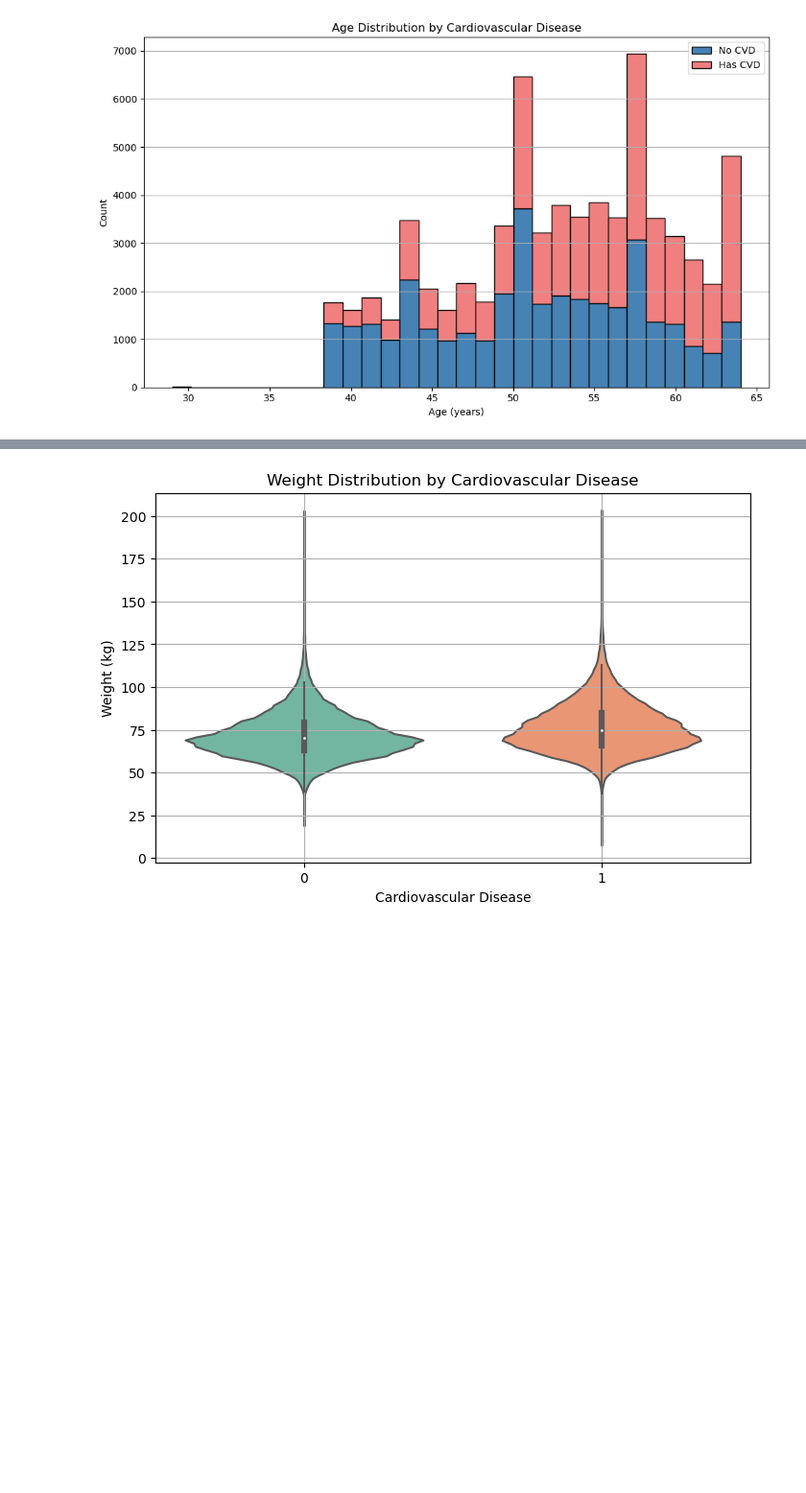
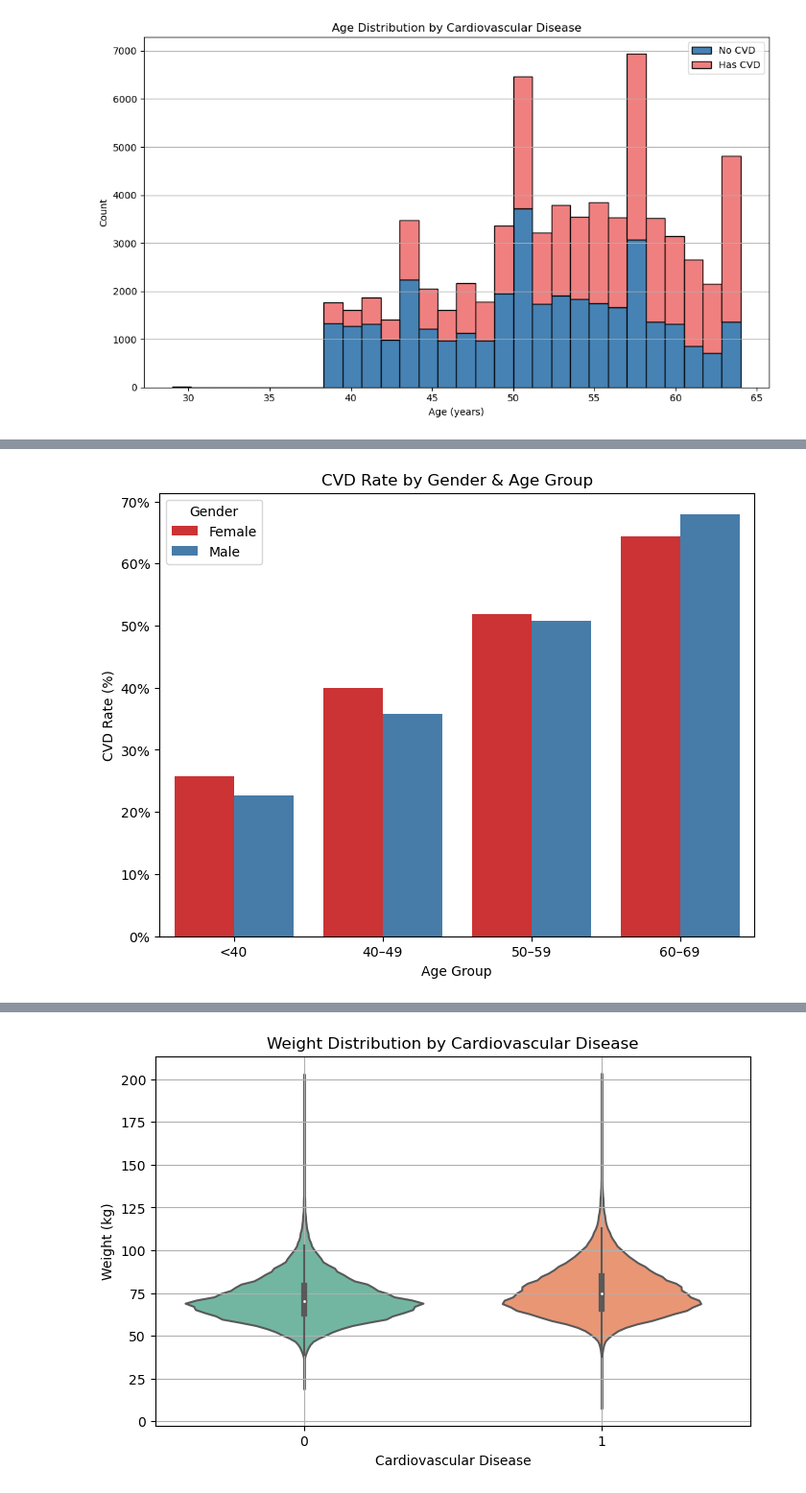
Before and after one commit to ebavarsad/ebavarsad, a Jupyter notebook: kaggle/cardiovascular_disease_research.ipynb, the cells around one changed output, grey strips where cells are left out. Shown at 96% size. Drawn from its saved outputs; the diff is of its cells as text; code cells hidden in the pictures; blank space fills up the shorter version.

```diff
--- a/kaggle/cardiovascular_disease_research.ipynb
+++ b/kaggle/cardiovascular_disease_research.ipynb
@@ -228,0 +176,31 @@ plot_risk_score_by_age_group(clean_heart_df)
+# %%
+import seaborn as sns
+
+def plot_gender_age_cvd(df):
+
+    # age bins n' labels
+    bins = [0, 39, 49, 59, 69]
+    labels = ['<40', '40–49', '50–59', '60–69']
+
+    # make age groups and gender labels
+    df['Age Group'] = pd.cut(df['Age'], bins = bins, labels = labels, right = True)
+    df['Gender Label'] = df['Gender'].map({1: 'Male', 2: 'Female'})
+
+    # average out cvd rates per gender per age group
+    cvd_rate = df.groupby(['Age Group', 'Gender Label'])['CVD'].mean().reset_index()
+
+    plt.figure(figsize = (8,6))
+
+    # seaborn over matplotlib this time
+    sns.barplot(data = cvd_rate, x = 'Age Group', y = 'CVD', hue = 'Gender Label', palette = 'Set1')
+
+    plt.ylabel('CVD Rate (%)')
+    plt.xlabel('Age Group')
+    plt.title('CVD Rate by Gender & Age Group')
+    plt.gca().yaxis.set_major_formatter(lambda x, _: f'{x*100:.0f}%')
+    plt.legend(title = 'Gender')
+    plt.show()
+
+plot_gender_age_cvd(clean_heart_df)
+# %% [output]
+[figure, added]
```
Also changed, not shown: parts of 14 cells of this notebook, 1 other file.
